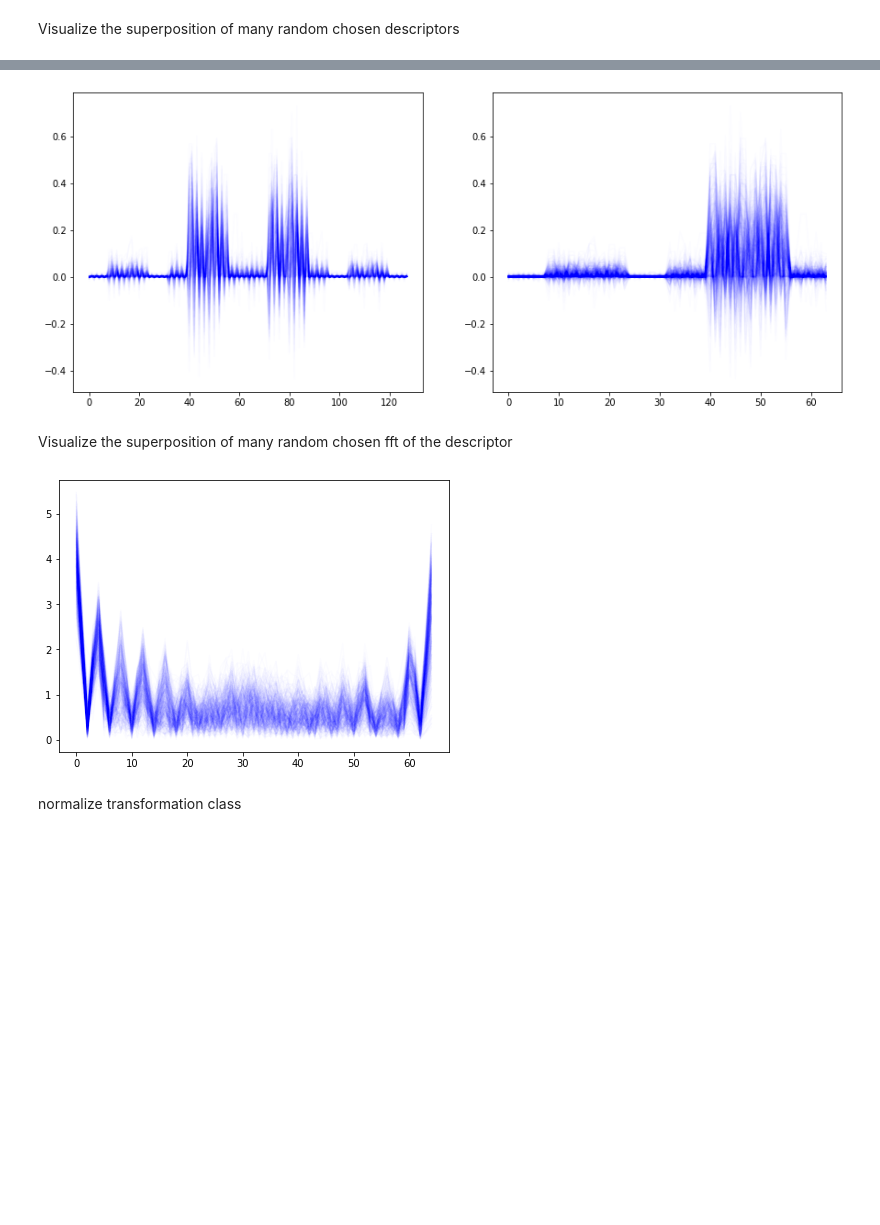
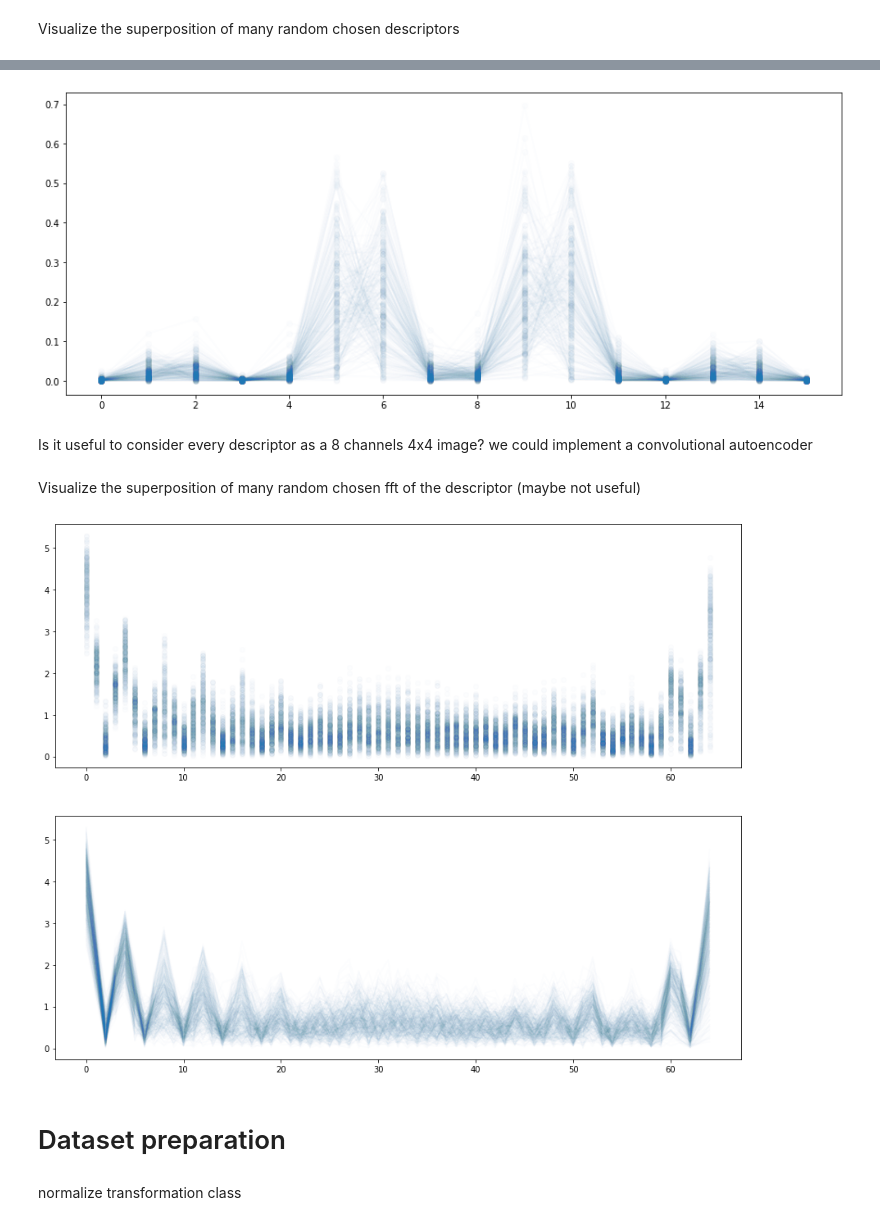
Before and after one commit to donaldssh/3DAR_project_descriptors, a Jupyter notebook: Surf_Autoencoder_development.ipynb, the cells around one changed output, grey strips where cells are left out. Saved outputs shown, nothing was run; the diff lists cells and outputs as text; code cells hidden in the pictures; blank space fills up the shorter version.

Commit message:
improved visualization and idea about convAE

```diff
--- a/Surf_Autoencoder_development.ipynb
+++ b/Surf_Autoencoder_development.ipynb
@@ -115,2 +162,15 @@ Can we exploit the regularities in the descriptors?
 # %% [markdown]
 Visualize the superposition of many random chosen descriptors
+# %%
+
+fig, ax = plt.subplots(figsize=(15,6))
+
+for i in range(300):
+    n = int(np.ceil(np.random.uniform()*len(train_set)))
+    # ax.plot(range(128), train_set.iloc[n,:], alpha=0.01, color='#1f77b4')
+    ax.scatter(range(128), train_set.iloc[n,:], alpha=0.01, color='#1f77b4')
+    ax.set_xticks(np.arange(0,128,8))
+    ax.grid(color='lightgray', linestyle=':')
+ax.set_title("Superposition of many random chosen descriptors")
+plt.figtext(0.1,0,'For every vertical line in the grid, there are 8 values that describe a 5x5 cell in the 20x20 window', fontsize = 12)
+plt.show()
@@ -117,29 +179,31 @@ Visualize the superposition of many random chosen descriptors
 # %%
-
-fig, ax = plt.subplots(1,2,figsize=(15,6))
+fig, ax = plt.subplots(figsize=(15,6))
 
 for i in range(300):
     n = int(np.ceil(np.random.uniform()*len(train_set)))
-    ax[0].plot(range(128), train_set.iloc[n,:], alpha=0.01, color='blue')
-
-    ax[1].plot(range(64), train_set.iloc[n,0:64], alpha=0.01, color='blue')
-    ax[1].plot(range(64),train_set.iloc[n,128:63:-1], alpha= 0.01, color='blue')
+    ax.plot(range(128//8), train_set.iloc[n,1:129:8], alpha=0.01, color='#1f77b4')
+    ax.scatter(range(128//8), train_set.iloc[n,1:129:8], alpha=0.01, color='#1f77b4')
 # %% [output]
-[figure, old version]
+[figure, new version]
+# %% [markdown]
+Is it useful to consider every descriptor as a 8 channels 4x4 image? we could implement a convolutional autoencoder
 # %% [markdown]
-Visualize the superposition of many random chosen fft of the descriptor
+Visualize the superposition of many random chosen fft of the descriptor (maybe not useful)
 # %%
 from scipy.fft import fft, fftfreq, rfft, rfftfreq
 
-fig, ax = plt.subplots(figsize=(7,5))
+fig, ax = plt.subplots(2,1, figsize=(15,12))
 for i in range(400):
     n = int(np.ceil(np.random.uniform()*len(train_set)))
     yf = rfft(train_set.iloc[n,:].to_numpy())
     xf = rfftfreq(128, 1 / 128)
 
-    ax.plot(xf, np.abs(yf), alpha=0.01, color='blue')
+    ax[0].scatter(xf, np.abs(yf), alpha=0.01, color='#1f77b4')
+    ax[1].plot(xf, np.abs(yf), alpha=0.01, color='#1f77b4')
 # %% [output]
-[figure, old version]
+[figure, new version]
+# %% [markdown]
+# Dataset preparation
 # %% [markdown]
 normalize transformation class
 # %%
```
Also changed, not shown: parts of 6 cells of this notebook.
